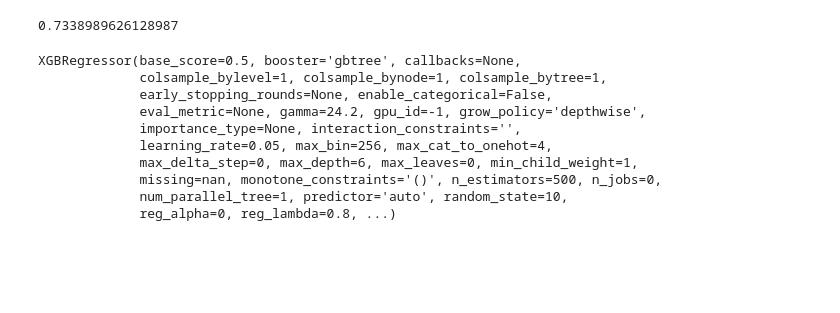
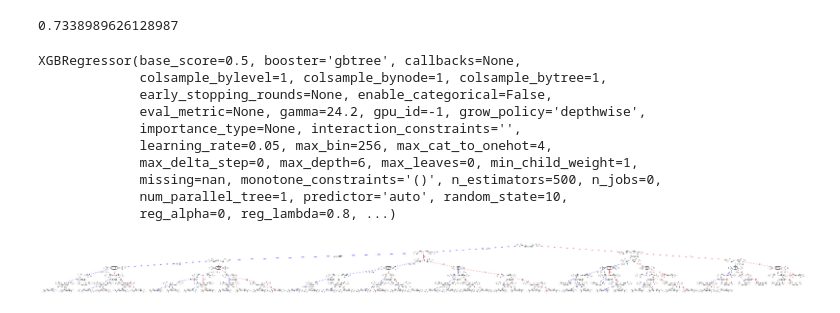
Before and after one commit to nvrancovich/san-martin-propiedades, a Jupyter notebook: modelo.ipynb, the cells around one changed output. Saved outputs shown, nothing was run; the diff lists cells and outputs as text; code cells hidden in the pictures; blank space fills up the shorter version.

```diff
--- a/modelo.ipynb
+++ b/modelo.ipynb
@@ -175,3 +175,17 @@ XGBRegressor(base_score=0.5, booster='gbtree', callbacks=None,
              reg_alpha=0, reg_lambda=0.8, ...)
 # %%
 xgboost_regressor.save_model("xgboost_regressor.json")
+# %%
+from numpy import loadtxt
+import xgboost as xgb
+from xgboost import plot_tree
+import matplotlib.pyplot as plt
+
+xgboost_regressor = xgb.XGBRegressor()
+xgboost_regressor.load_model("xgboost_regressor.json")
+# %%
+fig, ax = plt.subplots(figsize=(30, 30))
+xgb.plot_tree(xgboost_regressor, num_trees=0, ax=ax)
+plt.show()
+# %% [output]
+[figure, added]
```
Also changed, not shown: parts of 1 cell of this notebook, 3 other files.
